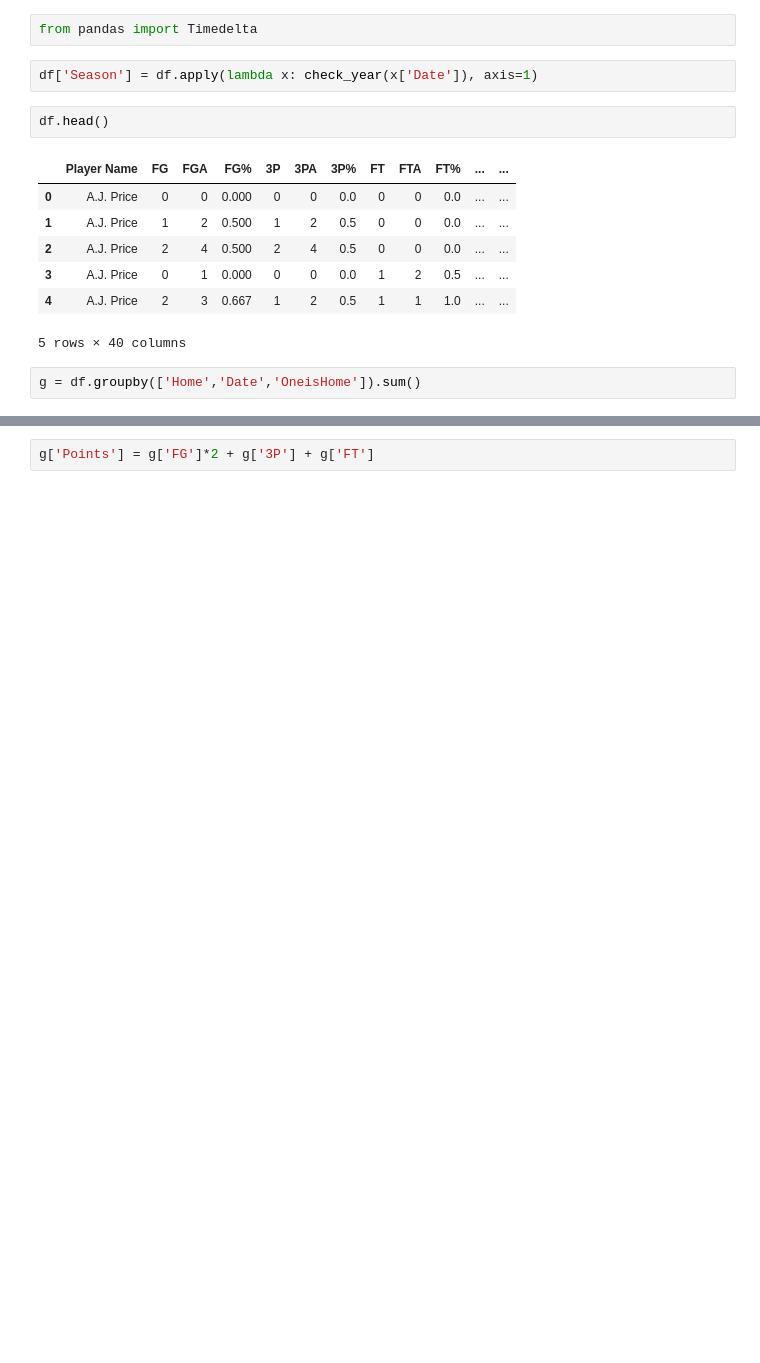
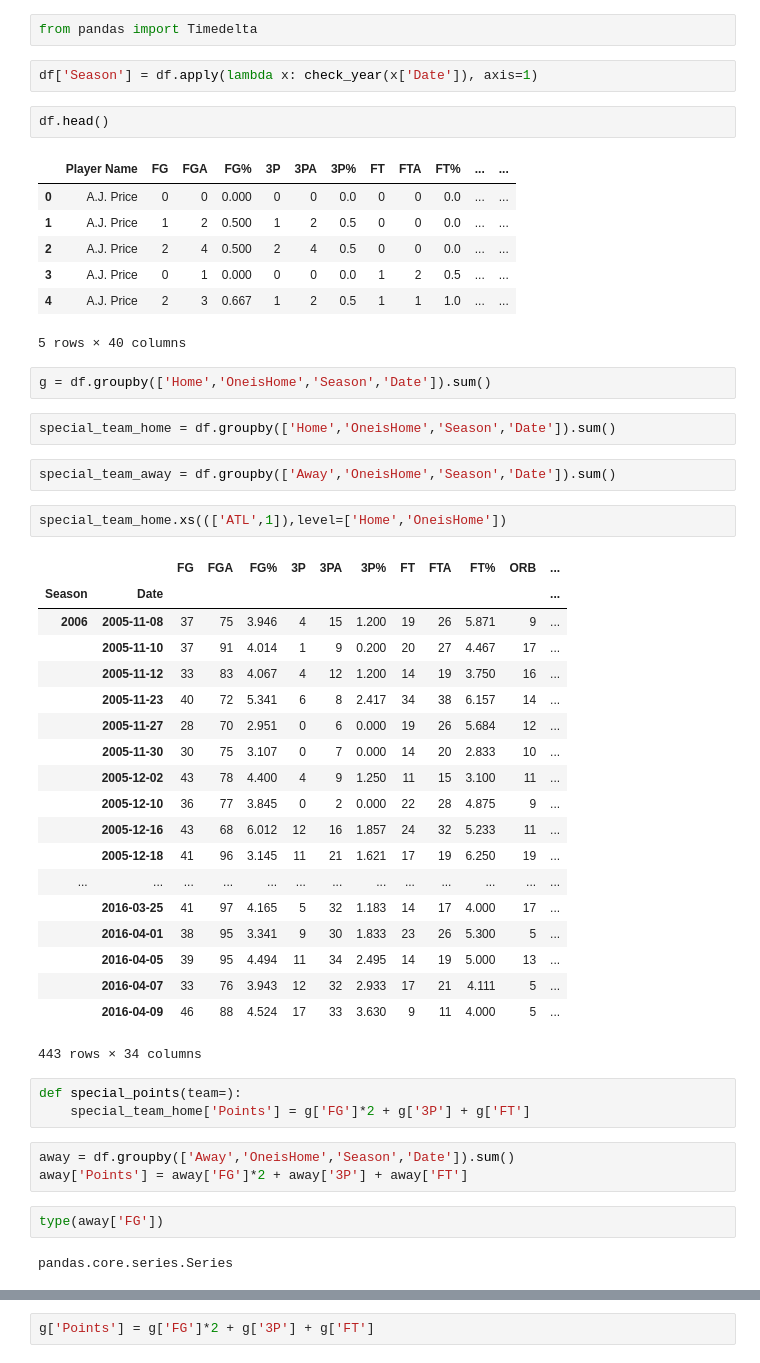
Before and after one commit to EricHPei/Free-Throw, a Jupyter notebook: Grab DF.ipynb, the cells around one changed output, grey strips where cells are left out. Drawn from its saved outputs; the diff is of its cells as text; blank space fills up the shorter version.

```diff
--- a/Grab DF.ipynb
+++ b/Grab DF.ipynb
@@ -62,4 +55,40 @@ df.head()
 | 4 | A.J. Price | 2 | 3 | 0.667 | 1 | 2 | 0.5 | 1 | 1 | 1.0 | ... | ... |
 5 rows × 40 columns
 # %%
-g = df.groupby(['Home','Date','OneisHome']).sum()
+g = df.groupby(['Home','OneisHome','Season','Date']).sum()
+# %%
+special_team_home = df.groupby(['Home','OneisHome','Season','Date']).sum()
+# %%
+special_team_away = df.groupby(['Away','OneisHome','Season','Date']).sum()
+# %%
+special_team_home.xs((['ATL',1]),level=['Home','OneisHome'])
+# %% [output]
+|  |  | FG | FGA | FG% | 3P | 3PA | 3P% | FT | FTA | FT% | ORB | ... |
+| Season | Date |  |  |  |  |  |  |  |  |  |  | ... |
+| 2006 | 2005-11-08 | 37 | 75 | 3.946 | 4 | 15 | 1.200 | 19 | 26 | 5.871 | 9 | ... |
+|  | 2005-11-10 | 37 | 91 | 4.014 | 1 | 9 | 0.200 | 20 | 27 | 4.467 | 17 | ... |
+|  | 2005-11-12 | 33 | 83 | 4.067 | 4 | 12 | 1.200 | 14 | 19 | 3.750 | 16 | ... |
+|  | 2005-11-23 | 40 | 72 | 5.341 | 6 | 8 | 2.417 | 34 | 38 | 6.157 | 14 | ... |
+|  | 2005-11-27 | 28 | 70 | 2.951 | 0 | 6 | 0.000 | 19 | 26 | 5.684 | 12 | ... |
+|  | 2005-11-30 | 30 | 75 | 3.107 | 0 | 7 | 0.000 | 14 | 20 | 2.833 | 10 | ... |
+|  | 2005-12-02 | 43 | 78 | 4.400 | 4 | 9 | 1.250 | 11 | 15 | 3.100 | 11 | ... |
+|  | 2005-12-10 | 36 | 77 | 3.845 | 0 | 2 | 0.000 | 22 | 28 | 4.875 | 9 | ... |
+|  | 2005-12-16 | 43 | 68 | 6.012 | 12 | 16 | 1.857 | 24 | 32 | 5.233 | 11 | ... |
+|  | 2005-12-18 | 41 | 96 | 3.145 | 11 | 21 | 1.621 | 17 | 19 | 6.250 | 19 | ... |
+| ... | ... | ... | ... | ... | ... | ... | ... | ... | ... | ... | ... | ... |
+|  | 2016-03-25 | 41 | 97 | 4.165 | 5 | 32 | 1.183 | 14 | 17 | 4.000 | 17 | ... |
+|  | 2016-04-01 | 38 | 95 | 3.341 | 9 | 30 | 1.833 | 23 | 26 | 5.300 | 5 | ... |
+|  | 2016-04-05 | 39 | 95 | 4.494 | 11 | 34 | 2.495 | 14 | 19 | 5.000 | 13 | ... |
+|  | 2016-04-07 | 33 | 76 | 3.943 | 12 | 32 | 2.933 | 17 | 21 | 4.111 | 5 | ... |
+|  | 2016-04-09 | 46 | 88 | 4.524 | 17 | 33 | 3.630 | 9 | 11 | 4.000 | 5 | ... |
+443 rows × 34 columns
+# %%
+def special_points(team=):
+    special_team_home['Points'] = g['FG']*2 + g['3P'] + g['FT']
+# %%
+away = df.groupby(['Away','OneisHome','Season','Date']).sum()
+away['Points'] = away['FG']*2 + away['3P'] + away['FT']
+# %%
+type(away['FG'])
+# %% [output]
+pandas.core.series.Series
```
Also changed, not shown: parts of 45 cells of this notebook, 1 other file.
